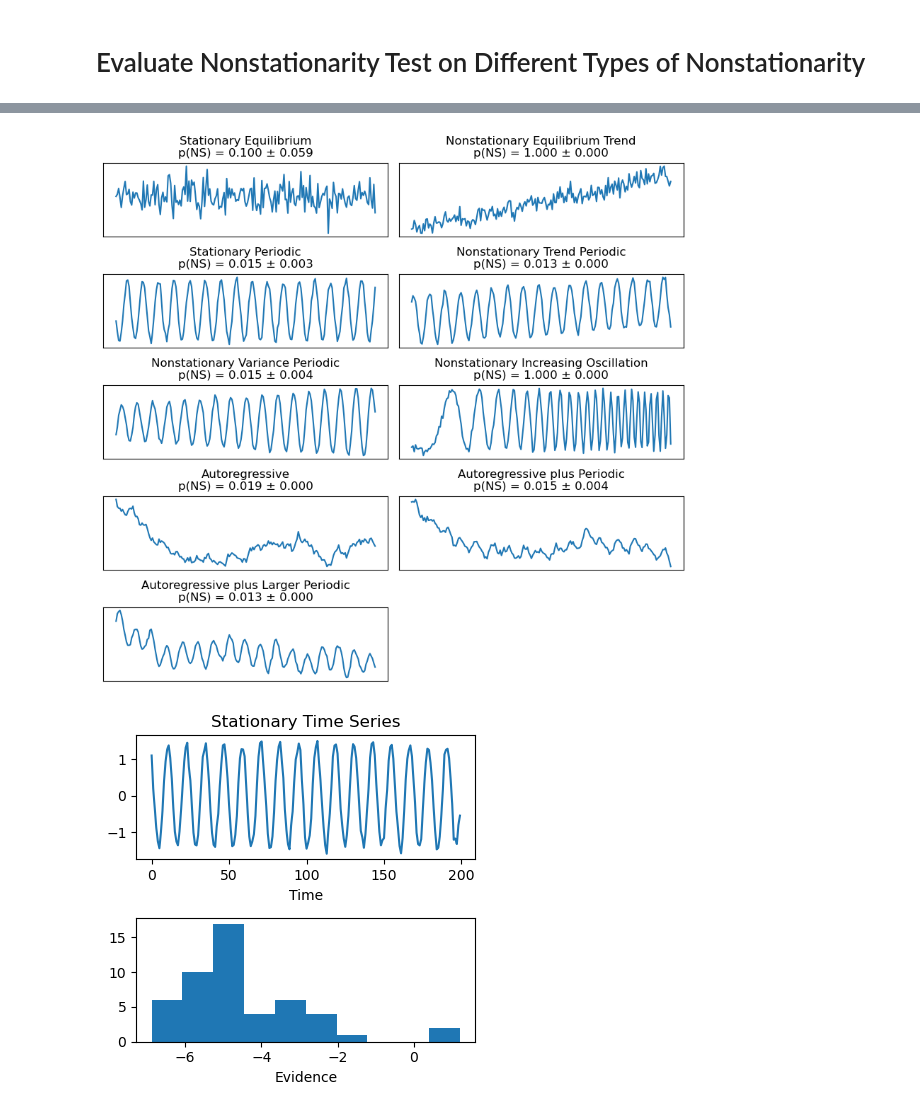
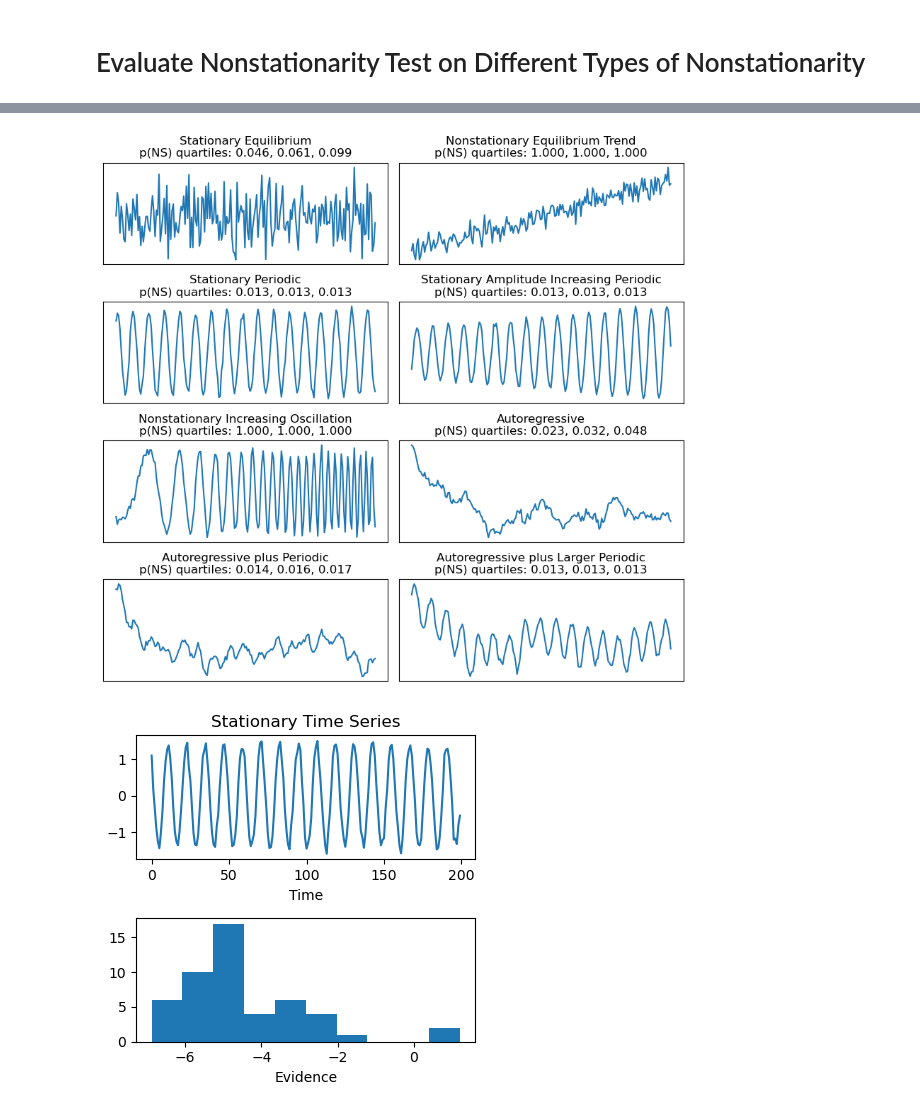
Before and after one commit to kenflat2/NS-Map, a Jupyter notebook: experiments/linear/plot_linear_results.ipynb, the cells around one changed output, grey strips where cells are left out. Cells and saved outputs as stored; diff of their text form; code cells hidden in the pictures.

Commit message:
Updated the simplified time series examples to report quartiles of p(NS) and I dropped the sinusoid with increasing mean

```diff
--- a/experiments/linear/plot_linear_results.ipynb
+++ b/experiments/linear/plot_linear_results.ipynb
@@ -44,38 +41,37 @@ ax = ax.flatten() if n > 1 else [ax]
 evidence_to_probability = lambda ev: (10 ** (ev / 10)) / ((10 ** (ev / 10)) + 1)
 
 titles = ["Stationary Equilibrium", "Nonstationary Equilibrium Trend", "Stationary Periodic",
-          "Nonstationary Trend Periodic", "Nonstationary Variance Periodic", "Nonstationary Increasing Oscillation",
+          "Stationary Amplitude Increasing Periodic", "Nonstationary Increasing Oscillation",
           "Autoregressive", "Autoregressive plus Periodic", "Autoregressive plus Larger Periodic"]
 
 for i, para in enumerate(params["experiments"]):
     data = np.loadtxt(f"{para['name']}.csv", delimiter=",")
     function_name = f"generate_{para['name']}"
     generate_function = globals().get(function_name)
 
     # Calculate p(NS) statistics
     pns = evidence_to_probability(data[:, 0])
-    mean_pns = np.mean(pns)
-    std_pns = np.std(pns)
-    label = f"p(NS) = {mean_pns:.3f} ± {2*std_pns:.3f}"
+    q25, q50, q75 = np.percentile(pns, [25, 50, 75])
+    label = f"p(NS) quartiles: {q25:.3f}, {q50:.3f}, {q75:.3f}"
 
     line, = ax[i].plot(generate_function())
     ax[i].set_title(titles[i] + "\n" + label)
     ax[i].set_yticks([])
     ax[i].set_xticks([])
     # ax[i].set_xlabel("time")
     # # Add legend with no line color
     # from matplotlib.lines import Line2D
     # custom_legend = [Line2D([0], [0], color='none', marker='', label=label)]
     # ax[i].legend(handles=custom_legend, loc='upper right', frameon=False)
 
 # Hide any unused subplots
 for j in range(i+1, len(ax)):
     ax[j].axis('off')
 
 plt.tight_layout()
 plt.savefig("../../figures_eps/Figure_S1.eps", format="eps")
 # %% [output]
-[figure, old version]
+[figure, new version]
 # %%
 # Plot the time series on the first subplot
 ax[0].plot(generate_stationary_linear())
```
Also changed, not shown: parts of 2 cells of this notebook, 15 other files.
